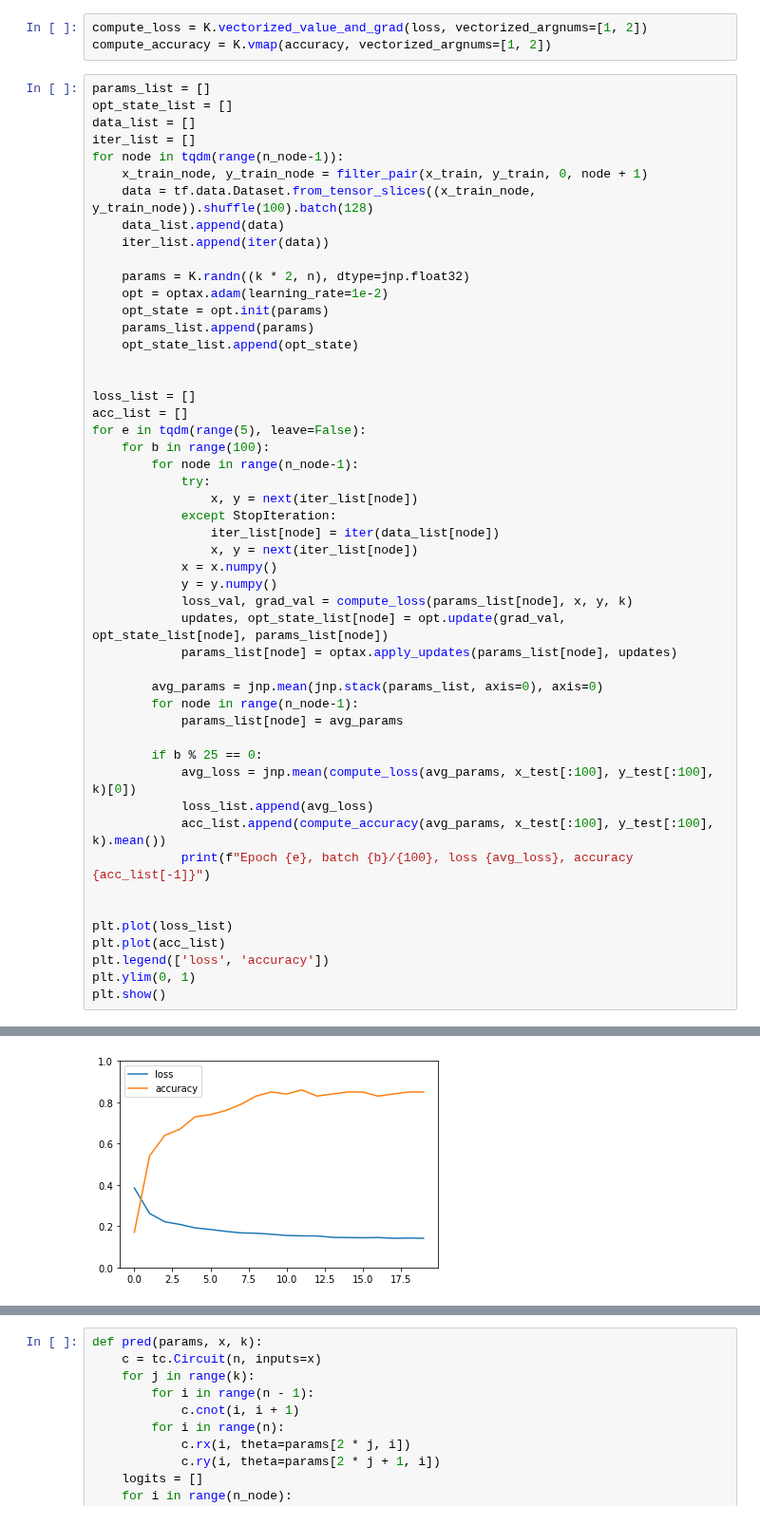
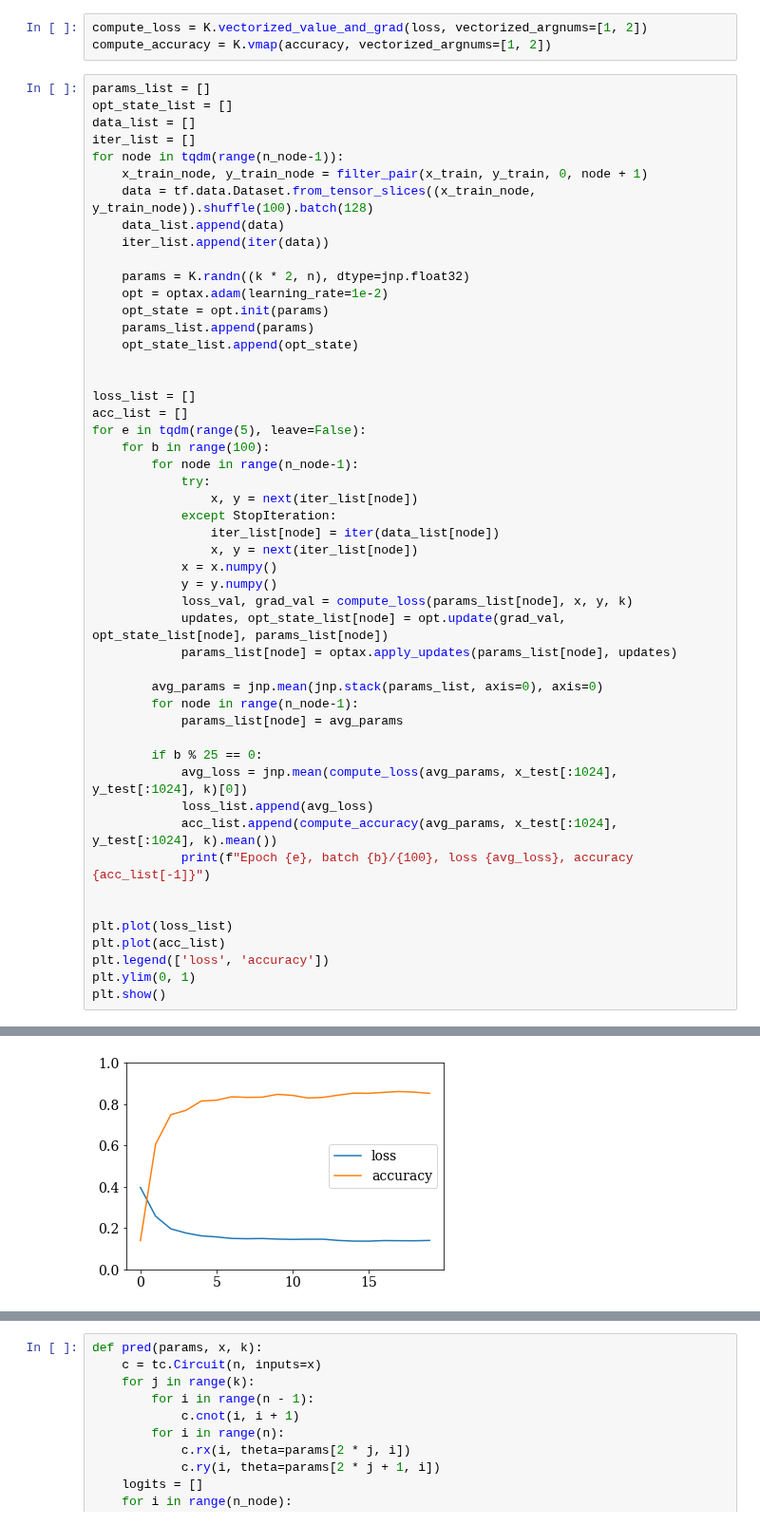
Before and after one commit to haimengzhao/quantum-fed-infer, a Jupyter notebook: qFedAvg.ipynb, the cells around one changed output, grey strips where cells are left out. Shown at 95% size. Drawn from its saved outputs; the diff is of its cells as text.

Commit message:
plots

```diff
--- a/qFedAvg.ipynb
+++ b/qFedAvg.ipynb
@@ -143,9 +143,9 @@ for e in tqdm(range(5), leave=False):
             params_list[node] = avg_params
 
         if b % 25 == 0:
-            avg_loss = jnp.mean(compute_loss(avg_params, x_test[:100], y_test[:100], k)[0])
+            avg_loss = jnp.mean(compute_loss(avg_params, x_test[:1024], y_test[:1024], k)[0])
             loss_list.append(avg_loss)
-            acc_list.append(compute_accuracy(avg_params, x_test[:100], y_test[:100], k).mean())
+            acc_list.append(compute_accuracy(avg_params, x_test[:1024], y_test[:1024], k).mean())
             print(f"Epoch {e}, batch {b}/{100}, loss {avg_loss}, accuracy {acc_list[-1]}")
 
 
@@ -178 +178 @@ Epoch 4, batch 75/100, loss 0.14139412343502045, accuracy 0.8499999642372131
-[figure, old version]
+[figure, new version]
```
Also changed, not shown: parts of 6 cells of this notebook, 3 other files.
